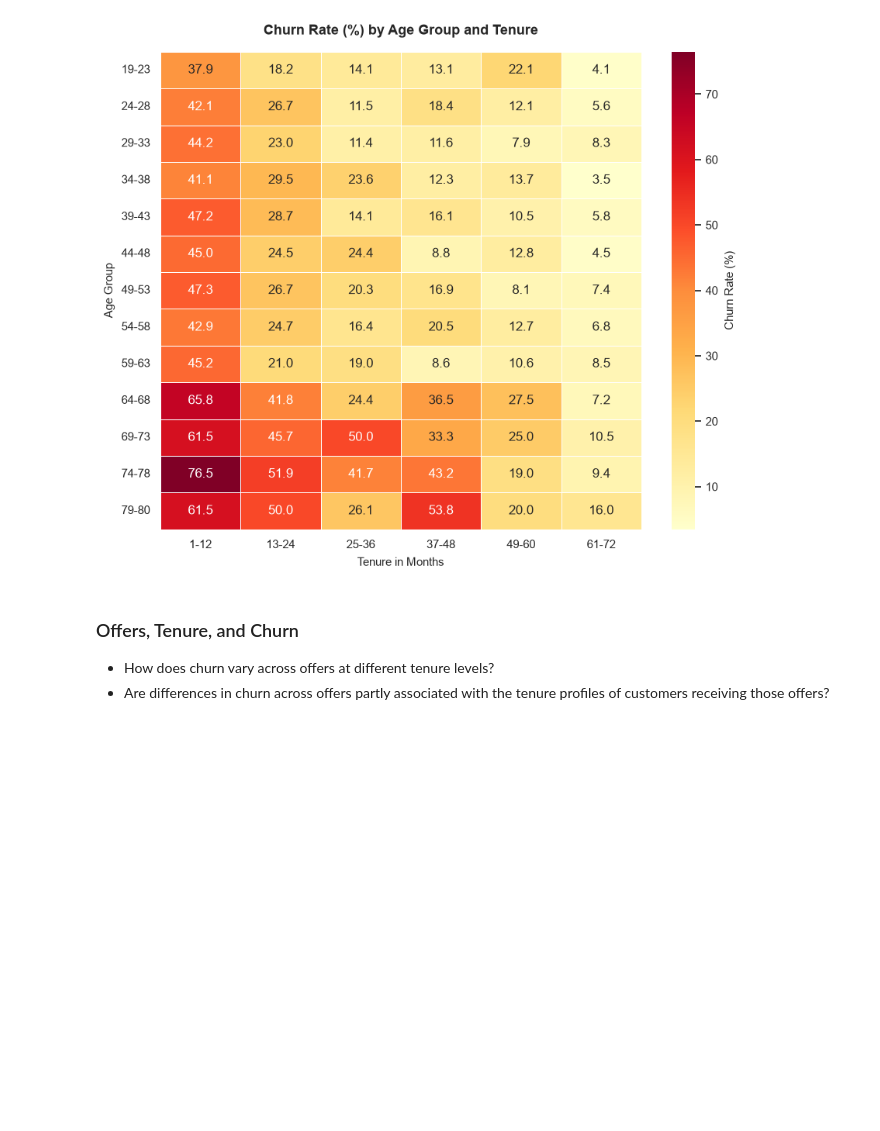
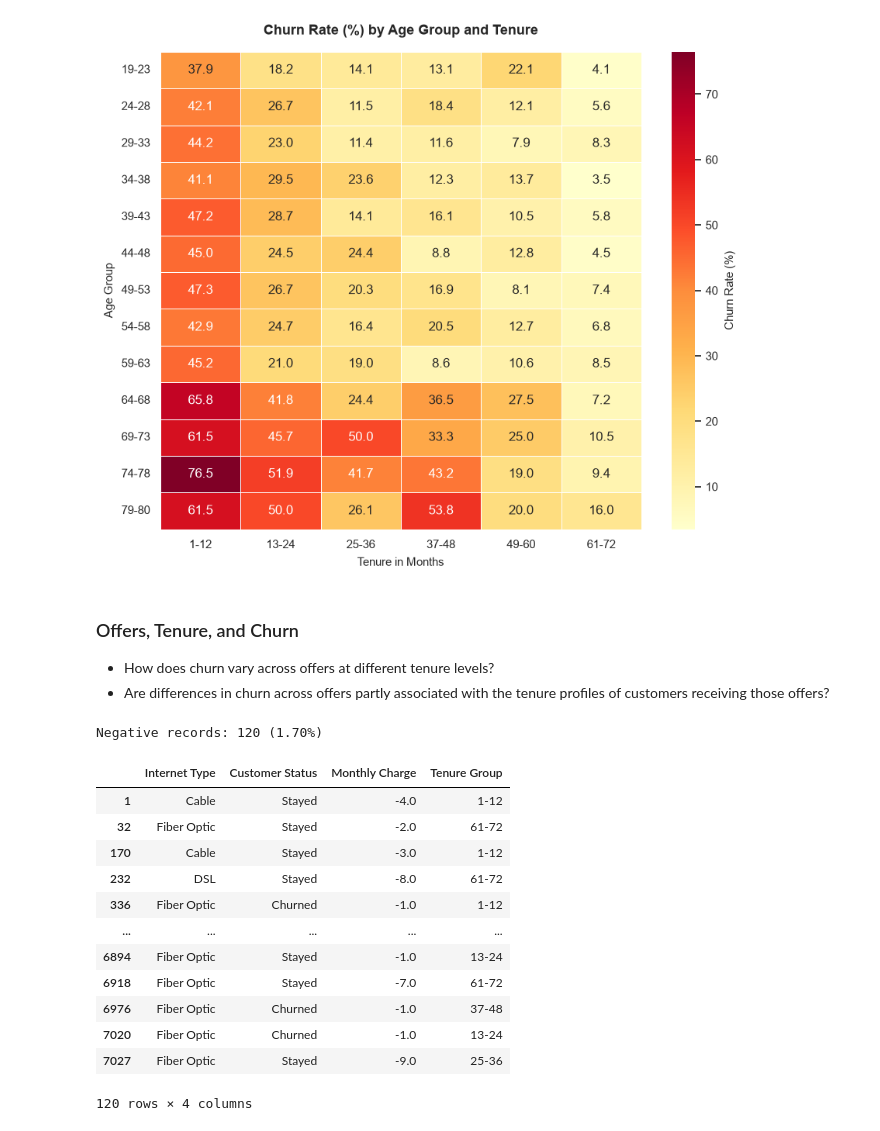
Before and after one commit to pendergataxel/telecom-customer-churn-analysis, a Jupyter notebook: notebooks/04_multivariate_and_correlations.ipynb, the cells around one changed output. Cells and saved outputs as stored; diff of their text form; code cells hidden in the pictures; blank space fills up the shorter version.

```diff
--- a/notebooks/04_multivariate_and_correlations.ipynb
+++ b/notebooks/04_multivariate_and_correlations.ipynb
@@ -267,3 +267,26 @@ plt.show();
 ### Offers, Tenure, and Churn
 - How does churn vary across offers at different tenure levels?
 - Are differences in churn across offers partly associated with the tenure profiles of customers receiving those offers?
+# %%
+# Check how many rows are negative
+negative_count = (churn_df['Monthly Charge'] < 0).sum()
+total_count = len(churn_df)
+print(f"Negative records: {negative_count} ({negative_count / total_count:.2%})")
+
+# View sample records with negative charges
+churn_df[churn_df['Monthly Charge'] < 0][['Internet Type', 'Customer Status', 'Monthly Charge', 'Tenure Group']]
+# %% [output]
+Negative records: 120 (1.70%)
+|  | Internet Type | Customer Status | Monthly Charge | Tenure Group |
+| 1 | Cable | Stayed | -4.0 | 1-12 |
+| 32 | Fiber Optic | Stayed | -2.0 | 61-72 |
+| 170 | Cable | Stayed | -3.0 | 1-12 |
+| 232 | DSL | Stayed | -8.0 | 61-72 |
+| 336 | Fiber Optic | Churned | -1.0 | 1-12 |
+| ... | ... | ... | ... | ... |
+| 6894 | Fiber Optic | Stayed | -1.0 | 13-24 |
+| 6918 | Fiber Optic | Stayed | -7.0 | 61-72 |
+| 6976 | Fiber Optic | Churned | -1.0 | 37-48 |
+| 7020 | Fiber Optic | Churned | -1.0 | 13-24 |
+| 7027 | Fiber Optic | Stayed | -9.0 | 25-36 |
+120 rows × 4 columns
```
Also changed, not shown: parts of 1 cell of this notebook, 2 other files.
